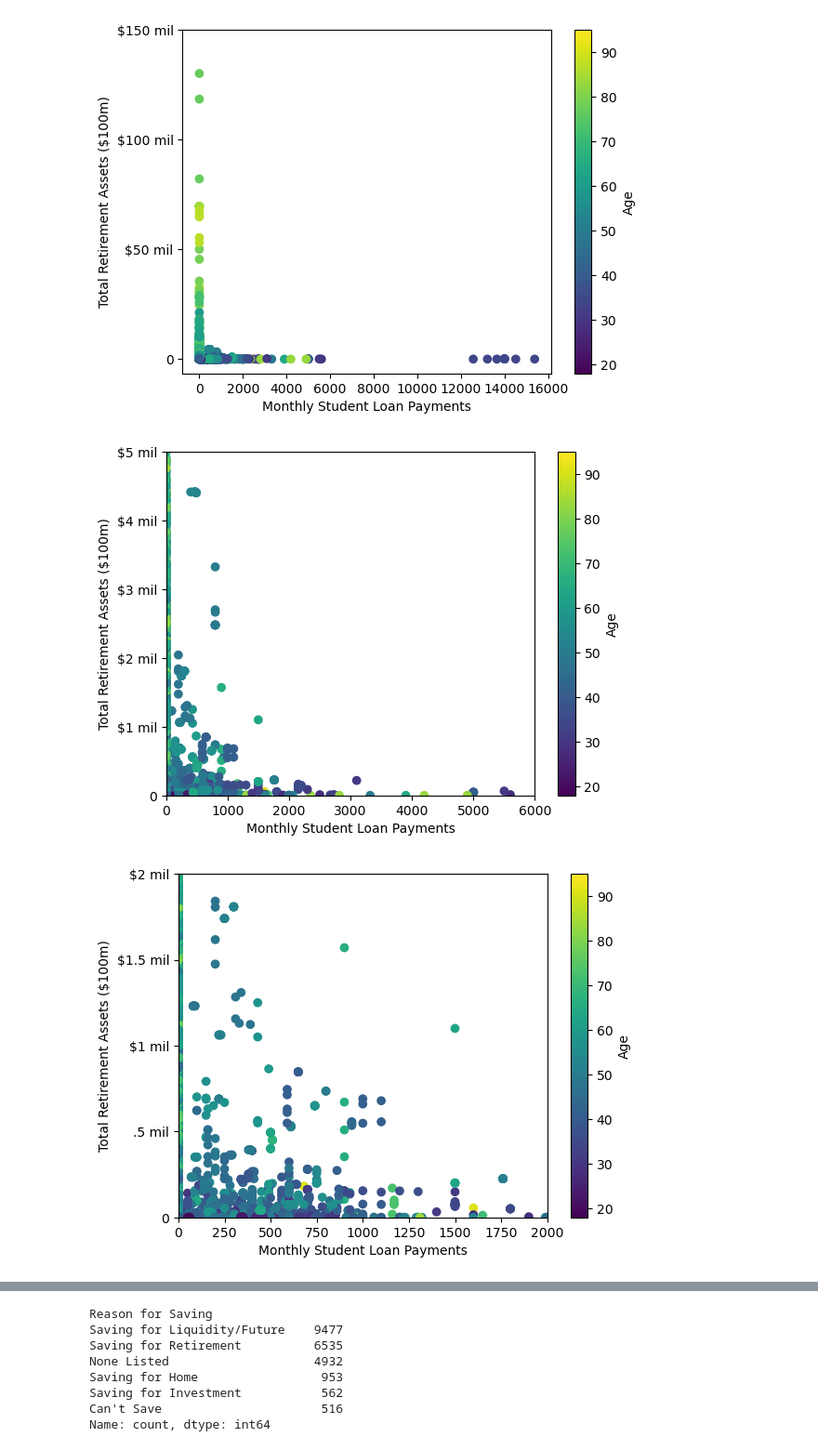
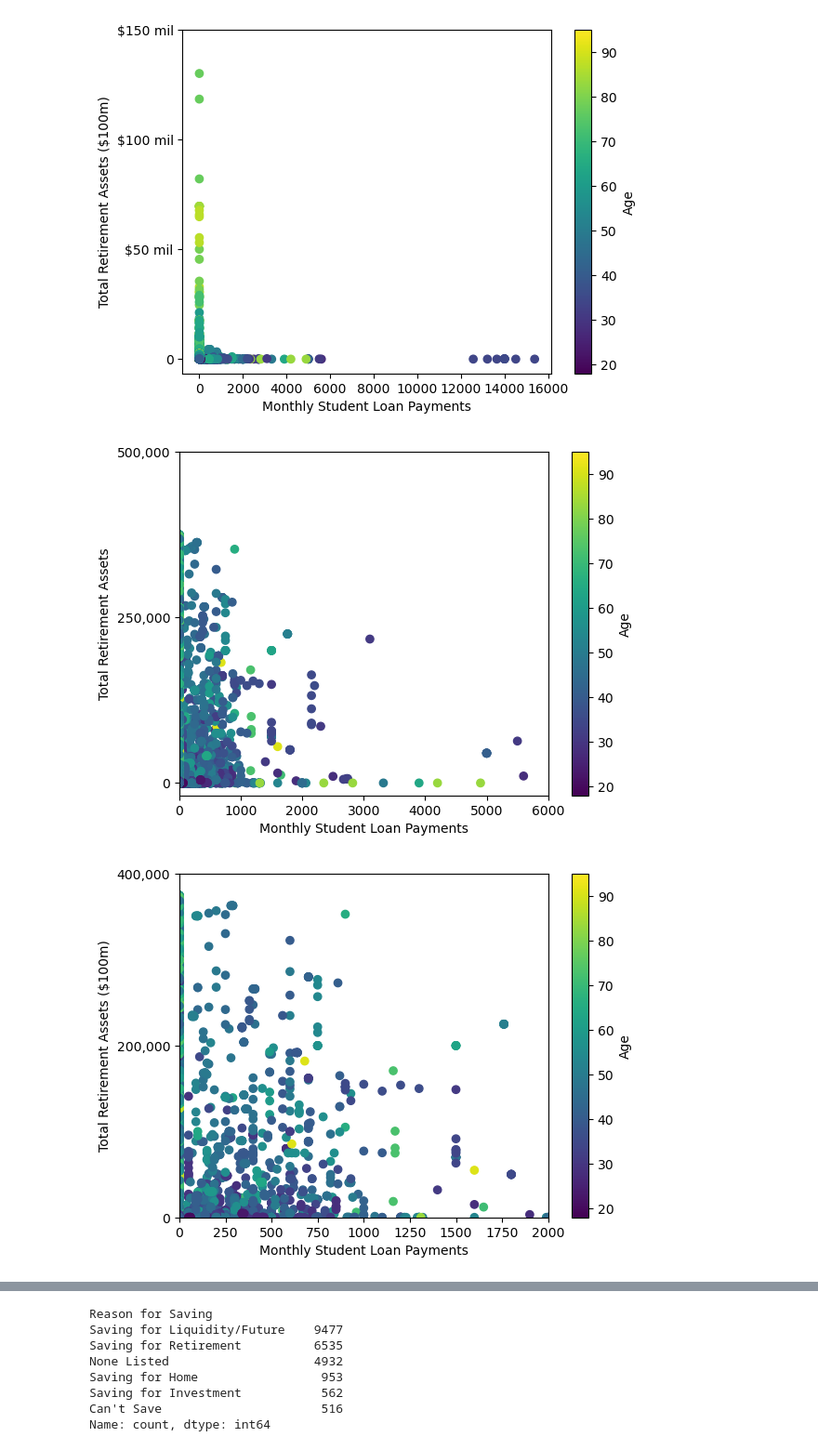
Before and after one commit to HanaDoubleU/project-1, a Jupyter notebook: Survey_Consumer_Finances_Bekah Graphs.ipynb, the cells around one changed output, grey strips where cells are left out. Shown at 93% size. Cells and saved outputs as stored; diff of their text form; code cells hidden in the pictures.

Commit message:
Updated graphs without outlier retirement accounts, added pie graph regarding home equity

```diff
--- a/Survey_Consumer_Finances_Bekah Graphs.ipynb
+++ b/Survey_Consumer_Finances_Bekah Graphs.ipynb
@@ -297,3 +297,23 @@ data_df.head(1)
 # %% [output]
 |  | Age | Age Group | Education | Family Structure | Kids | Marital Status | Occupation Category | ... |
 | 0 | 70 | 65-74 | some college or Assoc. degree | not married/LWP + children | 2 | neither married nor living with p... | retired/disabled + (student/homem... | ... |
+# %%
+# Data Wrangling: Find and remove outliers
+
+max_ret = max(data_df['Total Equity: Quasi-Liquid Retirement Assets 2019'])
+min_ret = min(data_df['Total Equity: Quasi-Liquid Retirement Assets 2019'])
+
+quartiles = ret.quantile([.25, .5, .75])
+lowerq = quartiles[0.25]
+upperq = quartiles[0.75]
+iqr = upperq - lowerq
+
+lower_bound = lowerq - (1.5 * iqr)
+upper_bound = upperq + (1.5 * iqr)
+
+outliers = data_df[(data_df['Total Equity: Quasi-Liquid Retirement Assets 2019'] < lower_bound) | (data_df['Total Equity: Quasi-Liquid Retirement Assets 2019'] > upper_bound)]
+
+final_data_df = data_df[~data_df['Total Equity: Quasi-Liquid Retirement Assets 2019'].isin(outliers['Total Equity: Quasi-Liquid Retirement Assets 2019'])]
+
+print(f"Maximum Returment Amount:  ${max_ret:,.2f}")
+final_data_df
@@ -326,30 +362,30 @@ plt.show()
 # %% [output]
 [figure]
 # %%
-# Student Loan Payments vs Retirement, colorbar by age - limited view: under $5m retirement and under $6k loans
+# Student Loan Payments vs Retirement, colorbar by age - limited view: under $5m retirement and under $6k loans, no retirement outliers
 
 # All Retirement Accounts above $4.5m had $0 student loan payments.
 # All Student Loan Payments over $6k had less than $120k in Retirement Accounts.
 
 # Set x and y values
-x_values = data_df['Total Student Loan Payments']
-y_values = data_df['Total Equity: Quasi-Liquid Retirement Assets 2019']
+x_values = final_data_df['Total Student Loan Payments']
+y_values = final_data_df['Total Equity: Quasi-Liquid Retirement Assets 2019']
 
 # Create the scatterplot
-plt.scatter(x_values,y_values,c=data_df['Age'])
+plt.scatter(x_values,y_values,c=final_data_df['Age'])
 clb = plt.colorbar()
 
 # Create labels
 plt.xlabel("Monthly Student Loan Payments")
-plt.ylabel("Total Retirement Assets ($100m)")
+plt.ylabel("Total Retirement Assets")
 clb.set_label("Age")
 
-plt.yticks([0, 1000000, 2000000, 3000000, 4000000, 5000000],
-           ['0', '$1 mil', '$2 mil', '$3 mil', '$4 mil', '$5 mil'])
+plt.yticks([0, 250000, 500000],
+           ['0', '250,000', '500,000'])
 
 # Set the scatterplot limits to better show the data
 plt.xlim(0, 6000)
-plt.ylim(0, 5000000)
+#plt.ylim(0, 5000000)
 
 # Save an image of the graph
 plt.savefig('Bekah 1b -5m 6k.png')
@@ -357,40 +393,40 @@ plt.savefig('Bekah 1b -5m 6k.png')
 # Display the plot
 plt.show()
 # %% [output]
-[figure, old version]
+[figure, new version]
 # %%
 # Student Loan Payments vs Retirement, colorbar by age - limited view visually: under $2m retirement and under $2k loans
 
 # All Retirement Accounts above $4.5 million had $0 student loan payments.
 # All Student Loan Payments over $3,500 had less than $120k in Retirement Accounts.
 
 # Set x and y values
-x_values = data_df['Total Student Loan Payments']
-y_values = data_df['Total Equity: Quasi-Liquid Retirement Assets 2019']
+x_values = final_data_df['Total Student Loan Payments']
+y_values = final_data_df['Total Equity: Quasi-Liquid Retirement Assets 2019']
 
 # Create the scatterplot
-plt.scatter(x_values,y_values,c=data_df['Age'])
+plt.scatter(x_values,y_values,c=final_data_df['Age'])
 clb = plt.colorbar()
 
 # Create labels
 plt.xlabel("Monthly Student Loan Payments")
 plt.ylabel("Total Retirement Assets ($100m)")
 clb.set_label("Age")
 
-plt.yticks([0, 500000, 1000000, 1500000, 2000000],
-           ['0', '.5 mil', '$1 mil', '$1.5 mil', '$2 mil'])
+plt.yticks([0, 200000, 400000],
+           ['0', '200,000', '400,000'])
 
 # Set the scatterplot limits to better show the data
 plt.xlim(0, 2000)
-plt.ylim(0, 2000000)
+plt.ylim(0, 400000)
 
 # Save an image of the graph
 plt.savefig('Bekah 1c -2m 2k.png')
 
 # Display the plot
 plt.show()
 # %% [output]
-[figure, old version]
+[figure, new version]
 # %%
 # # Student Loans vs Retirement, colorbar by age, 40+
 
```
Also changed, not shown: parts of 4 cells of this notebook, 6 other files.
